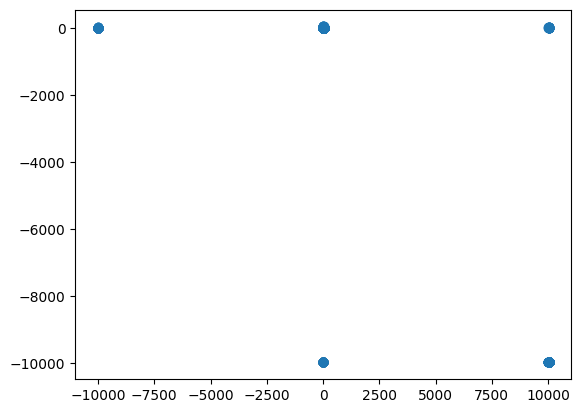
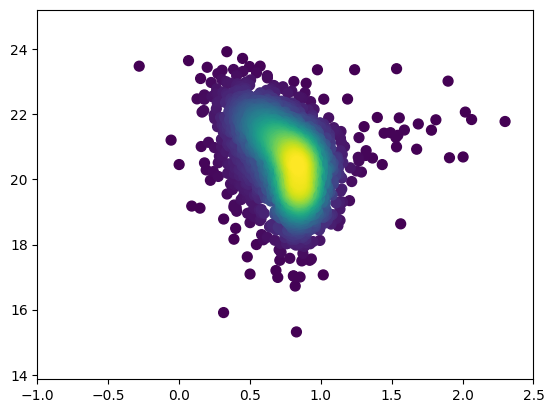
The change to this notebook cell's code, shown as a diff; its figure went from the first image to the second:
--- before
+++ after
@@ -1,18 +1,13 @@
-# Calculate the point density
 x = data['gr_color'].to_numpy()
 y = data['sb50_r'].to_numpy()
-plt.scatter(x,y)
+
+xy = np.vstack([x,y])
+z = gaussian_kde(xy)(xy)
+
+idx = z.argsort()
+x, y, z = x[idx], y[idx], z[idx]
+
+fig, ax = plt.subplots()
+ax.scatter(x, y, c=z, s=50)
+ax.set_xlim([-1.,2.5])
 plt.show()
-
-
-# xy = np.vstack([x,y])
-# z = gaussian_kde(xy)(xy)
-
-# # Sort the points by density, so that the densest points are plotted last
-# idx = z.argsort()
-# x, y, z = x[idx], y[idx], z[idx]
-
-# fig, ax = plt.subplots()
-# ax.scatter(x, y, c=z, s=50)
-# ax.set_xlim([-2.,0.])
-# plt.show()

Commit: updated the notebook a little bit